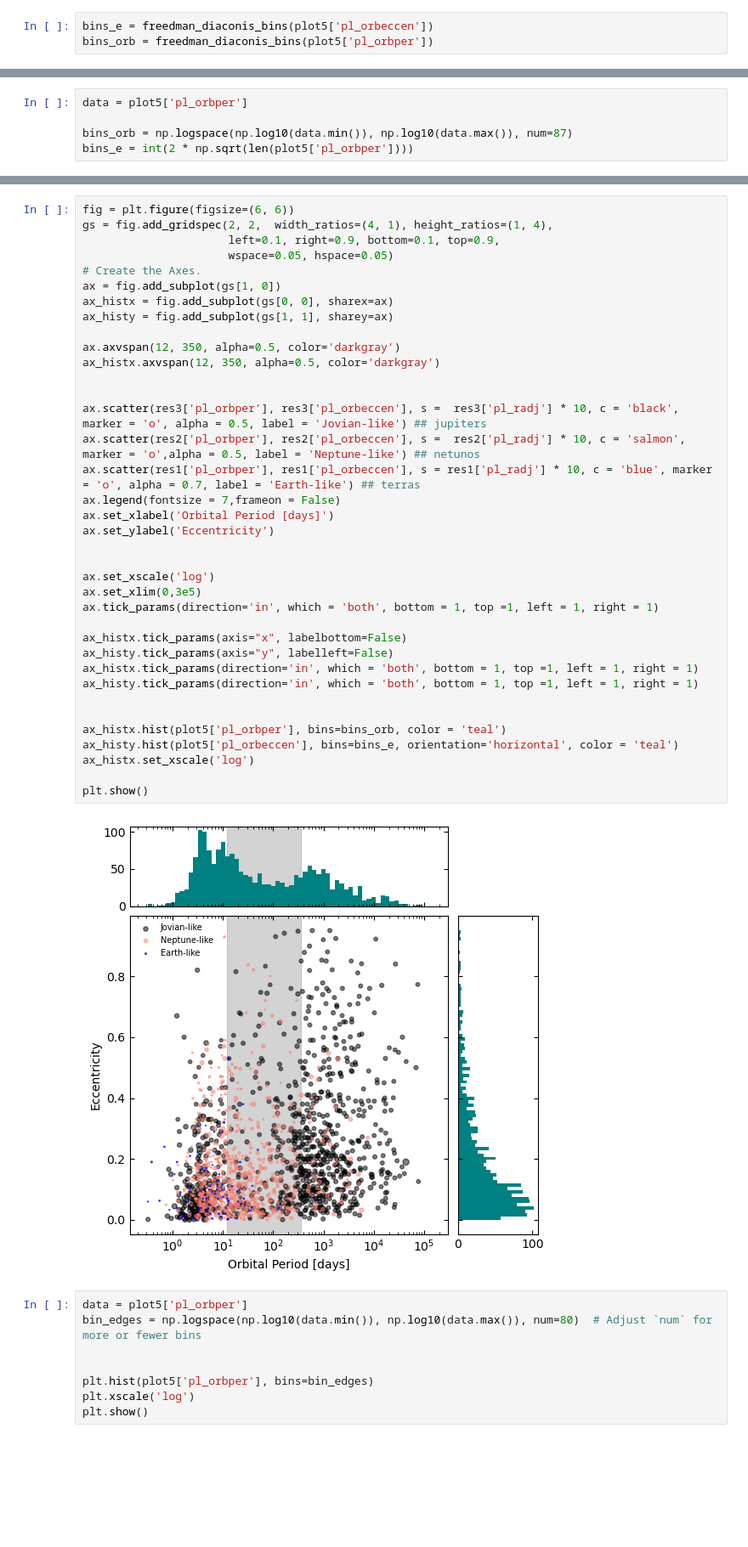
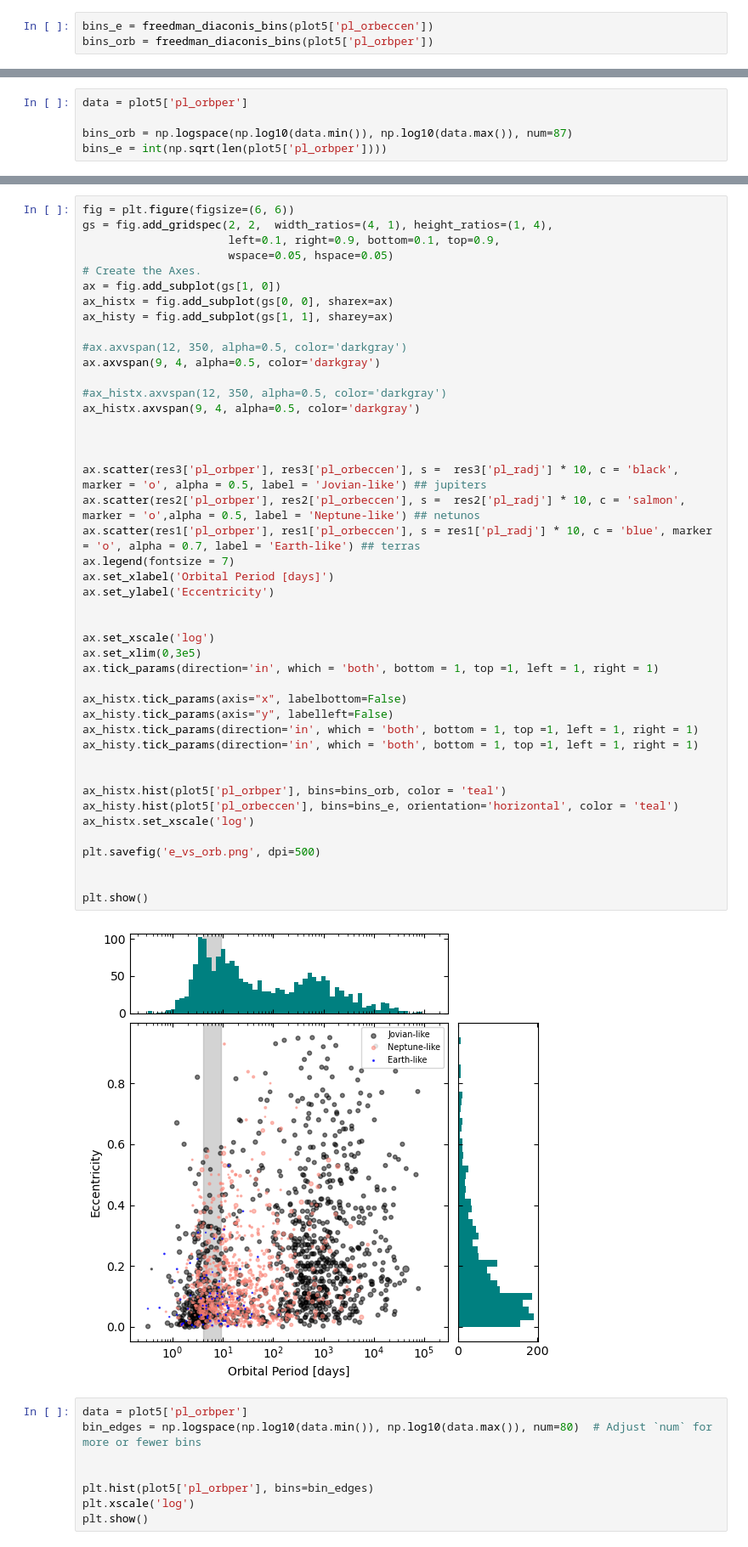
Before and after one commit to ylaksl/Exoplanets-Stats, a Jupyter notebook: exoplanet-stats.ipynb, the cells around one changed output, grey strips where cells are left out. Shown at 85% size. Drawn from its saved outputs; the diff is of its cells as text; blank space fills up the shorter version.

```diff
--- a/exoplanet-stats.ipynb
+++ b/exoplanet-stats.ipynb
@@ -224,4 +275,4 @@ bins_orb = freedman_diaconis_bins(plot5['pl_orbper'])
 data = plot5['pl_orbper']
 
 bins_orb = np.logspace(np.log10(data.min()), np.log10(data.max()), num=87)
-bins_e = int(2 * np.sqrt(len(plot5['pl_orbper'])))
+bins_e = int(np.sqrt(len(plot5['pl_orbper'])))
@@ -236,37 +284,44 @@ gs = fig.add_gridspec(2, 2,  width_ratios=(4, 1), height_ratios=(1, 4),
 # Create the Axes.
 ax = fig.add_subplot(gs[1, 0])
 ax_histx = fig.add_subplot(gs[0, 0], sharex=ax)
 ax_histy = fig.add_subplot(gs[1, 1], sharey=ax)
 
-ax.axvspan(12, 350, alpha=0.5, color='darkgray')
-ax_histx.axvspan(12, 350, alpha=0.5, color='darkgray')
+#ax.axvspan(12, 350, alpha=0.5, color='darkgray')
+ax.axvspan(9, 4, alpha=0.5, color='darkgray')
+
+#ax_histx.axvspan(12, 350, alpha=0.5, color='darkgray')
+ax_histx.axvspan(9, 4, alpha=0.5, color='darkgray')
+
 
 
 ax.scatter(res3['pl_orbper'], res3['pl_orbeccen'], s =  res3['pl_radj'] * 10, c = 'black', marker = 'o', alpha = 0.5, label = 'Jovian-like') ## jupiters
 ax.scatter(res2['pl_orbper'], res2['pl_orbeccen'], s =  res2['pl_radj'] * 10, c = 'salmon', marker = 'o',alpha = 0.5, label = 'Neptune-like') ## netunos
 ax.scatter(res1['pl_orbper'], res1['pl_orbeccen'], s = res1['pl_radj'] * 10, c = 'blue', marker = 'o', alpha = 0.7, label = 'Earth-like') ## terras
-ax.legend(fontsize = 7,frameon = False)
+ax.legend(fontsize = 7)
 ax.set_xlabel('Orbital Period [days]')
 ax.set_ylabel('Eccentricity')
 
 
 ax.set_xscale('log')
 ax.set_xlim(0,3e5)
 ax.tick_params(direction='in', which = 'both', bottom = 1, top =1, left = 1, right = 1)
 
 ax_histx.tick_params(axis="x", labelbottom=False)
 ax_histy.tick_params(axis="y", labelleft=False)
 ax_histx.tick_params(direction='in', which = 'both', bottom = 1, top =1, left = 1, right = 1)
 ax_histy.tick_params(direction='in', which = 'both', bottom = 1, top =1, left = 1, right = 1)
 
 
 ax_histx.hist(plot5['pl_orbper'], bins=bins_orb, color = 'teal')
 ax_histy.hist(plot5['pl_orbeccen'], bins=bins_e, orientation='horizontal', color = 'teal')
 ax_histx.set_xscale('log')
 
+plt.savefig('e_vs_orb.png', dpi=500)
+
+
 plt.show()
 # %% [output]
-[figure, old version]
+[figure, new version]
 # %%
 data = plot5['pl_orbper']
 bin_edges = np.logspace(np.log10(data.min()), np.log10(data.max()), num=80)  # Adjust `num` for more or fewer bins
```
Also changed, not shown: parts of 13 cells of this notebook, 1 other file.
